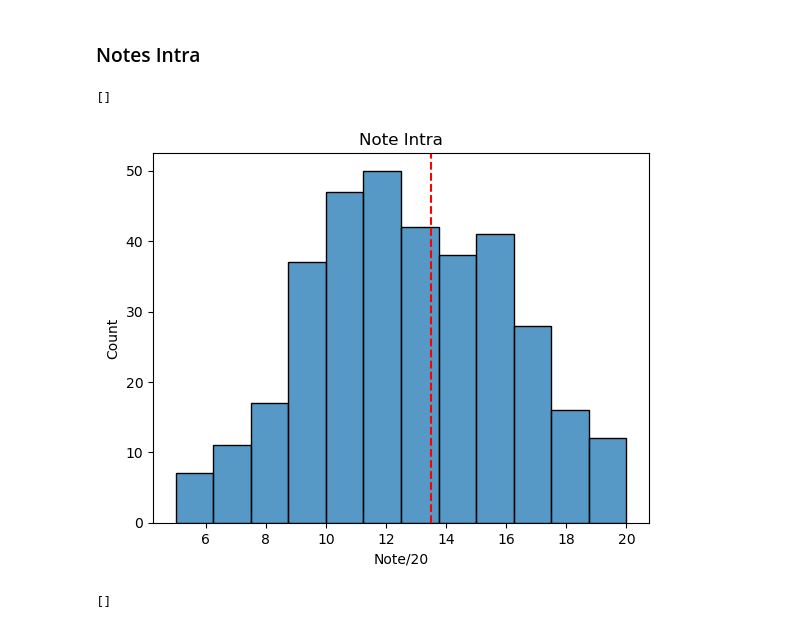
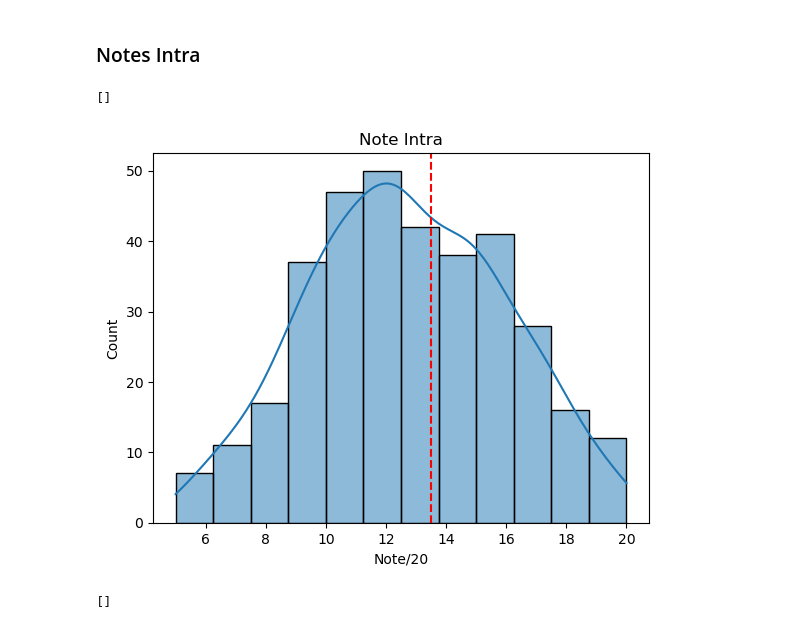
Before and after one commit to yoannbtn/PolyMTL, a Jupyter notebook: src/ssh3201_intra_a22.ipynb, the cells around one changed output. Drawn from its saved outputs; the diff is of its cells as text; code cells hidden in the pictures.

Commit message:
ssh3201 kde = True

```diff
--- a/src/ssh3201_intra_a22.ipynb
+++ b/src/ssh3201_intra_a22.ipynb
@@ -43,13 +43,13 @@ data.describe()
 # %% [markdown]
 ### Notes Intra
 # %%
-sns.histplot(data["Note/20"])
+sns.histplot(data["Note/20"], kde = True)
 plt.axvline(x = grade["Note/20"], c = "r", linestyle = "dashed")
 plt.title("Note Intra")
 plt.plot()
 # %% [output]
 []
-[figure, old version]
+[figure, new version]
 # %%
 sns.boxplot(data["Note/20"])
 plt.axvline(x = grade["Note/20"], c = "r", linestyle = "dashed")
```
Also changed, not shown: parts of 3 cells of this notebook.
